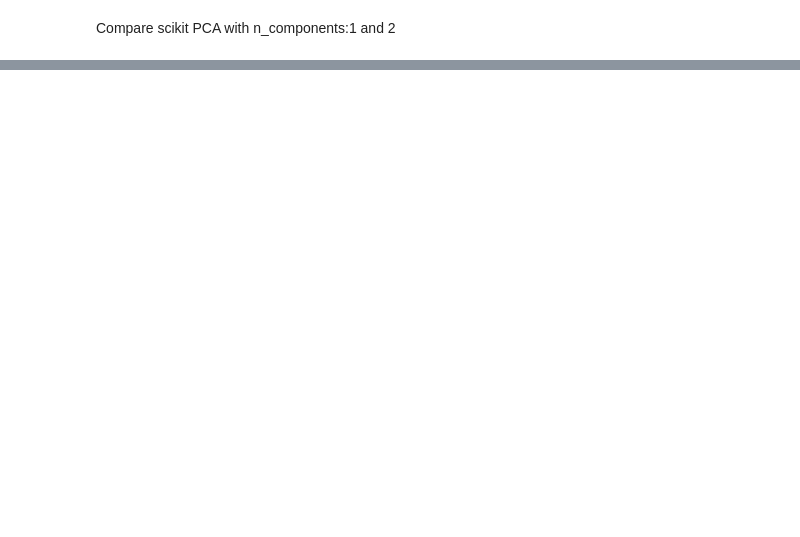
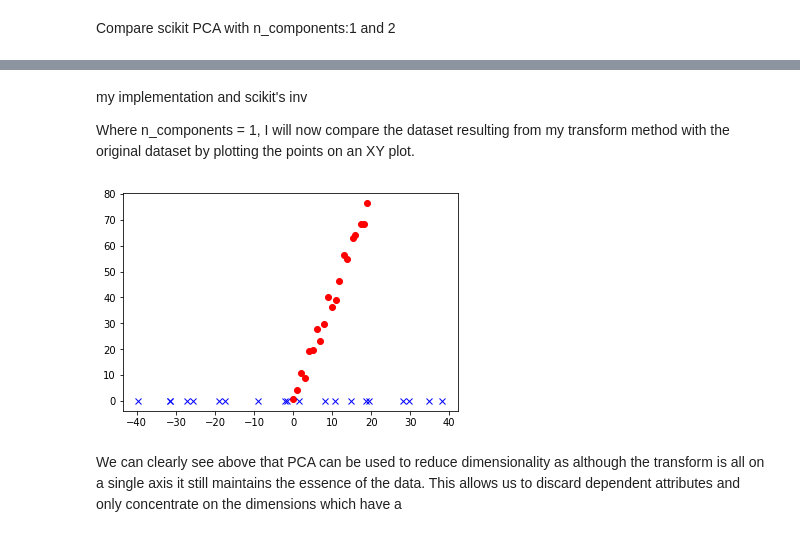
Before and after one commit to vipulpopat/MSCAI_CE4021_Week5, a Jupyter notebook: Etivity5.ipynb, the cells around one changed output, grey strips where cells are left out. Cells and saved outputs as stored; diff of their text form; code cells hidden in the pictures; blank space fills up the shorter version.

```diff
--- a/Etivity5.ipynb
+++ b/Etivity5.ipynb
@@ -268,0 +320,12 @@ plt.scatter(data[:,0],data[:,1])
+# %% [markdown]
+my implementation and scikit's inv
+
+Where n_components = 1, I will now compare the dataset resulting from my transform method with the original dataset by plotting the points on an XY plot.
+# %%
+plt.plot(data[:,0], data[:,1], 'or')
+plt.plot(my_pca_transform[:,0], np.zeros(my_pca_transform.shape),'xb')
+plt.show()
+# %% [output]
+[figure, added]
+# %% [markdown]
+We can clearly see above that PCA can be used to reduce dimensionality as although the transform is all on a single axis it still maintains the essence of the data. This allows us to discard dependent attributes and only concentrate on the dimensions which have a
```
Also changed, not shown: parts of 13 cells of this notebook.
